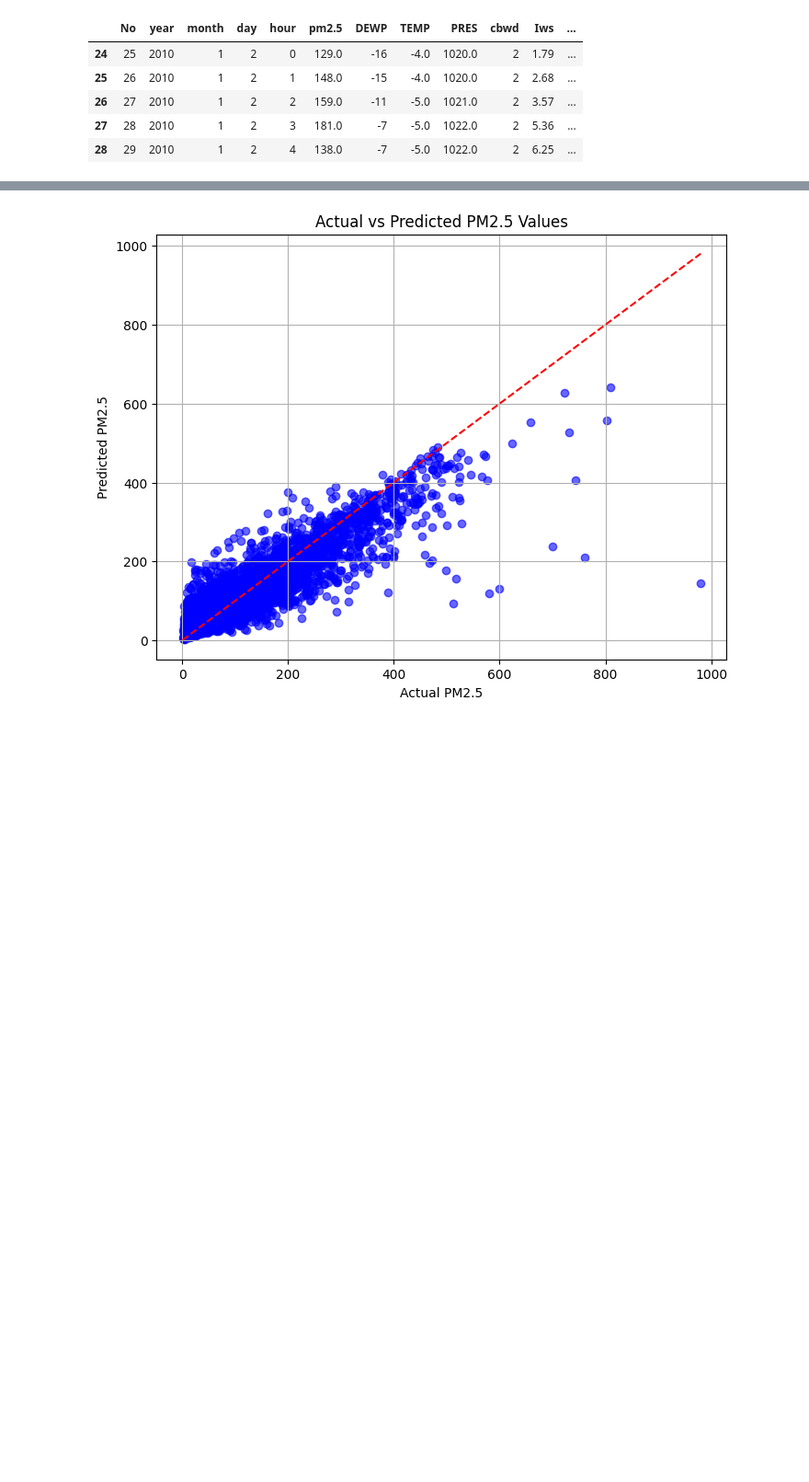
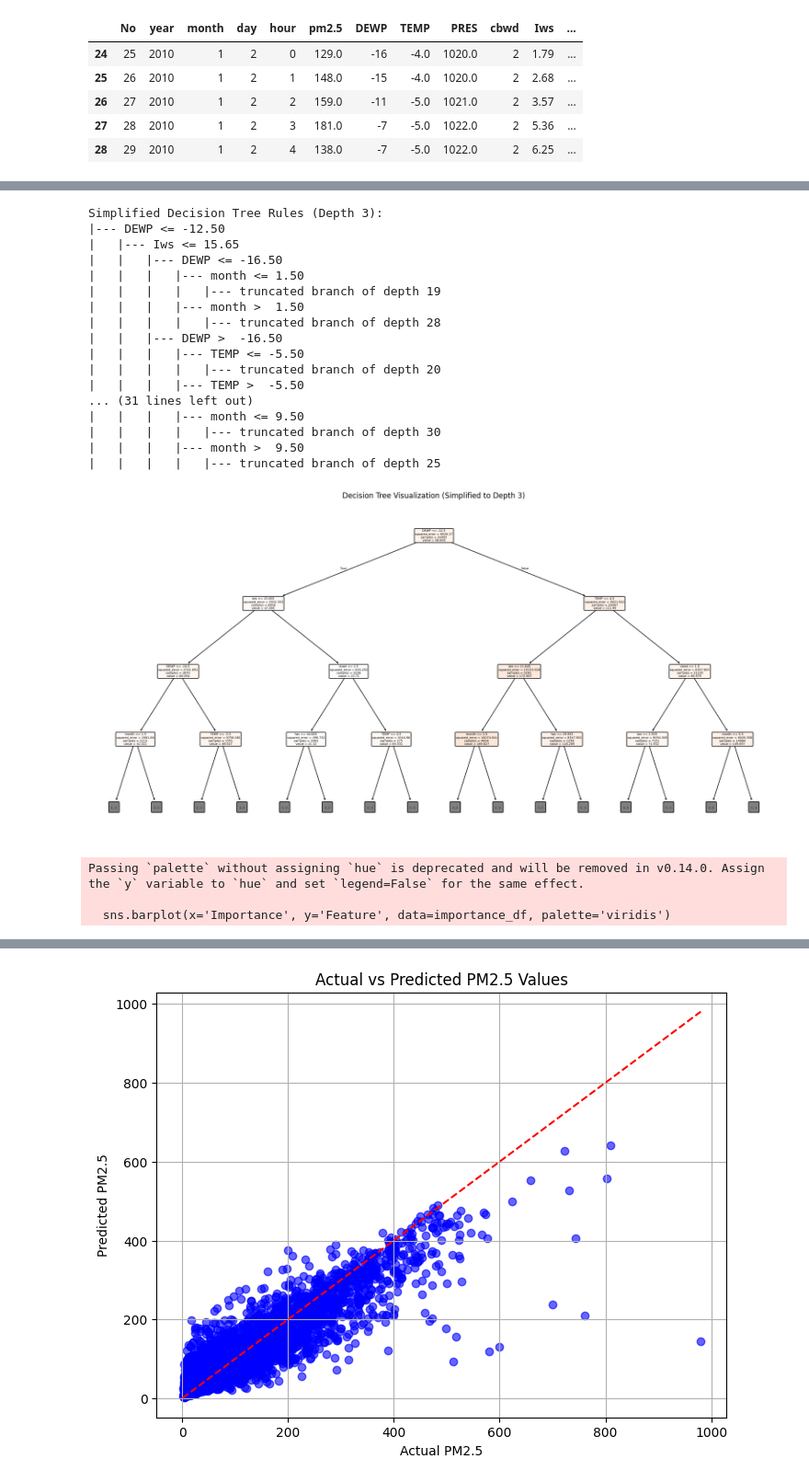
Before and after one commit to cameronliddle/Algorithms, a Jupyter notebook: AirQuality.ipynb, the cells around one changed output, grey strips where cells are left out. Shown at 92% size. Cells and saved outputs as stored; diff of their text form; code cells hidden in the pictures; blank space fills up the shorter version.

```diff
--- a/AirQuality.ipynb
+++ b/AirQuality.ipynb
@@ -454,0 +479,57 @@ Mean Squared Error: 1475.1170468869732
+# %%
+# Import necessary libraries
+from sklearn.tree import export_text, plot_tree, DecisionTreeRegressor
+import matplotlib.pyplot as plt
+import pandas as pd
+import seaborn as sns
+
+best_model = DecisionTreeRegressor(random_state=42)  # Initialize the model
+best_model.fit(X_train, y_train)  # Assuming X_train, y_train are defined
+
+# Step 1: Limit the Depth of the Tree for Text Export
+# Export the tree rules with a limited depth
+tree_rules = export_text(best_model, feature_names=list(X.columns), max_depth=3)
+print("Simplified Decision Tree Rules (Depth 3):")
+print(tree_rules)
+
+# Step 2: Plot the Decision Tree Visualization with Limited Depth
+# Plot the tree with limited depth for better visualization
+plt.figure(figsize=(20, 10))
+plot_tree(best_model, feature_names=X.columns, filled=True, rounded=True, max_depth=3)
+plt.title("Decision Tree Visualization (Simplified to Depth 3)")
+plt.show()
+
+# Step 3: Visualize Feature Importance
+# Get feature importances from the Decision Tree model
+feature_importances = best_model.feature_importances_
+importance_df = pd.DataFrame({'Feature': X.columns, 'Importance': feature_importances}).sort_values(by='Importance', ascending=False)
+
+# Plot feature importance
+plt.figure(figsize=(10, 6))
+sns.barplot(x='Importance', y='Feature', data=importance_df, palette='viridis')
+plt.title("Feature Importance in Decision Tree")
+plt.xlabel("Importance")
+plt.ylabel("Features")
+plt.show()
+# %% [output]
+Simplified Decision Tree Rules (Depth 3):
+|--- DEWP <= -12.50
+|   |--- Iws <= 15.65
+|   |   |--- DEWP <= -16.50
+|   |   |   |--- month <= 1.50
+|   |   |   |   |--- truncated branch of depth 19
+|   |   |   |--- month >  1.50
+|   |   |   |   |--- truncated branch of depth 28
+|   |   |--- DEWP >  -16.50
+|   |   |   |--- TEMP <= -5.50
+|   |   |   |   |--- truncated branch of depth 20
+|   |   |   |--- TEMP >  -5.50
+... (31 lines left out)
+|   |   |   |--- month <= 9.50
+|   |   |   |   |--- truncated branch of depth 30
+|   |   |   |--- month >  9.50
+|   |   |   |   |--- truncated branch of depth 25
+[figure, added]
+Passing `palette` without assigning `hue` is deprecated and will be removed in v0.14.0. Assign the `y` variable to `hue` and set `legend=False` for the same effect.
+
+  sns.barplot(x='Importance', y='Feature', data=importance_df, palette='viridis')
```
Also changed, not shown: parts of 7 cells of this notebook.
